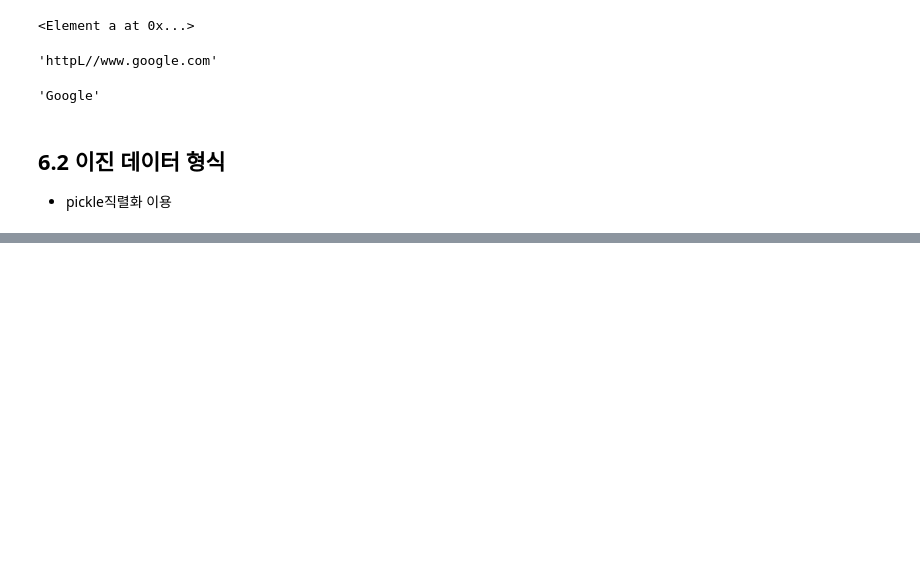
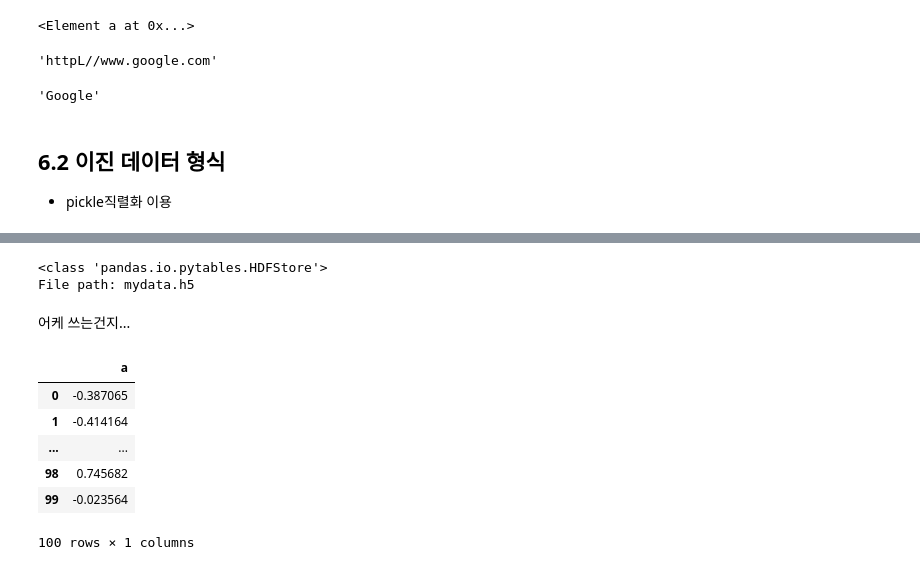
Before and after one commit to Suhwan-Ji/Study_DataScience, a Jupyter notebook: DataAnalysis/Ch06. 데이터 로딩과 저장, 파일 형식.ipynb, the cells around one changed output, grey strips where cells are left out. Drawn from its saved outputs; the diff is of its cells as text; code cells hidden in the pictures; blank space fills up the shorter version.

```diff
--- a/DataAnalysis/Ch06. 데이터 로딩과 저장, 파일 형식.ipynb
+++ b/DataAnalysis/Ch06. 데이터 로딩과 저장, 파일 형식.ipynb
@@ -735,0 +767,21 @@ root.text
+# %%
+frame = pd.DataFrame({'a':np.random.randn(100)})
+store = pd.HDFStore('mydata.h5')
+store['obj1'] = frame
+store['obj1_col'] = frame['a']
+store
+# %% [output]
+<class 'pandas.io.pytables.HDFStore'>
+File path: mydata.h5
+# %% [markdown]
+어케 쓰는건지...
+# %%
+store['obj1']
+# %% [output]
+|  | a |
+| 0 | -0.387065 |
+| 1 | -0.414164 |
+| ... | ... |
+| 98 | 0.745682 |
+| 99 | -0.023564 |
+100 rows × 1 columns
```
Also changed, not shown: parts of 16 cells of this notebook.
